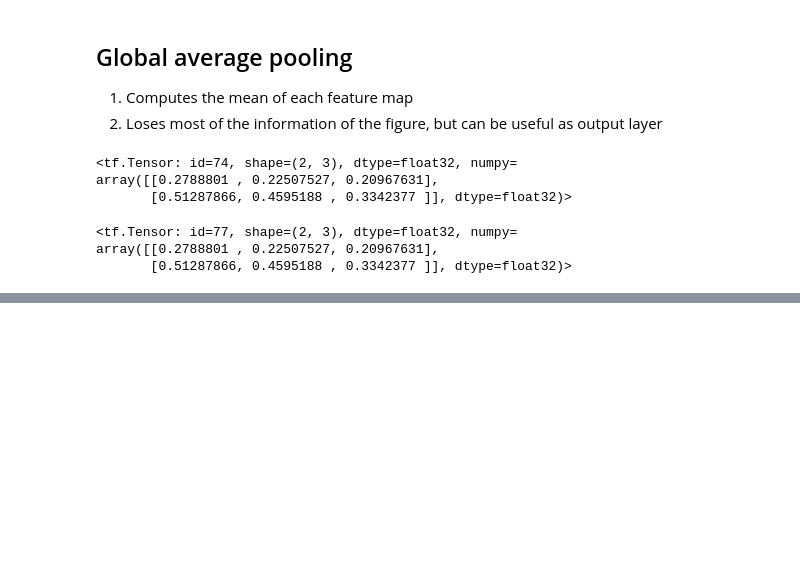
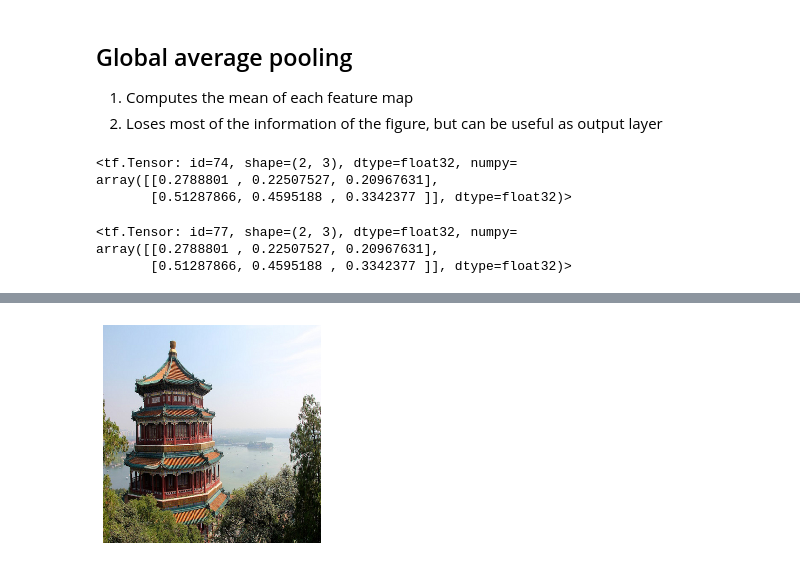
Before and after one commit to adibhandari/neural_nets_101, a Jupyter notebook: src/CNN.ipynb, the cells around one changed output, grey strips where cells are left out. Drawn from its saved outputs; the diff is of its cells as text; code cells hidden in the pictures; blank space fills up the shorter version.

```diff
--- a/src/CNN.ipynb
+++ b/src/CNN.ipynb
@@ -209,0 +368,7 @@ array([[0.2788801 , 0.22507527, 0.20967631],
+# %%
+# Resnet50 expects 224x224 images - use tf.image.resize
+images_resized = tf.image.resize(images, [224, 224])
+plot_color_image(images_resized[0])
+plt.show()
+# %% [output]
+[figure, added]
```
Also changed, not shown: parts of 41 cells of this notebook.
